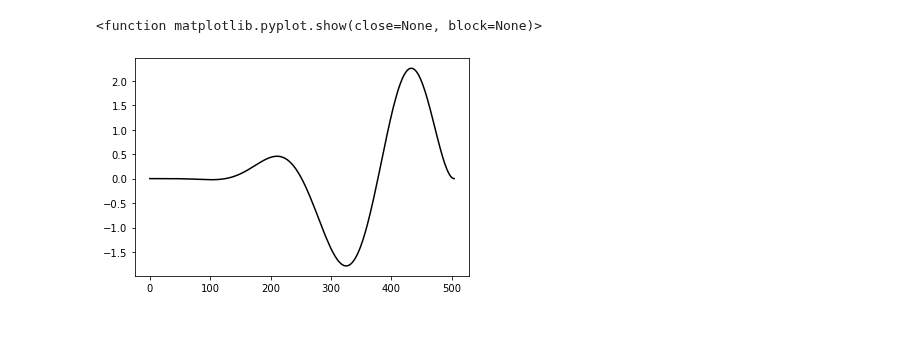
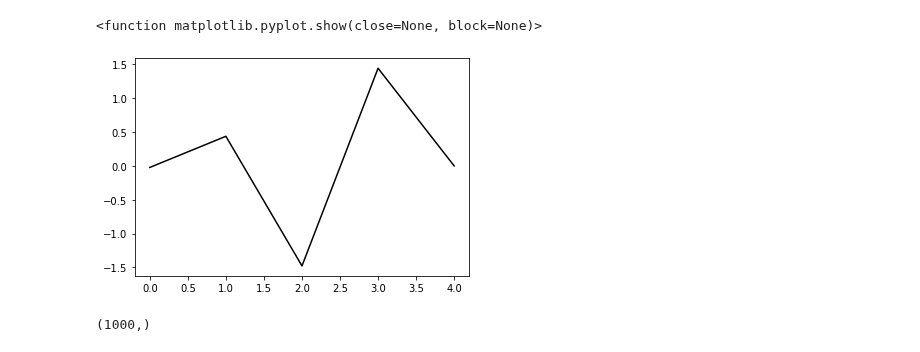
Before and after one commit to danchendrickson/RMG_NDE_Disssertation, a Jupyter notebook: 09 Custum Convolution.ipynb, the cells around one changed output. Drawn from its saved outputs; the diff is of its cells as text; code cells hidden in the pictures.

```diff
--- a/09 Custum Convolution.ipynb
+++ b/09 Custum Convolution.ipynb
@@ -62,16 +62,16 @@ scales = scales = np.r_[1:scales+1] * scalespace
 # %%
 step = x[1] - x[0]
 # %%
-i = 100
+i = 0
 j = np.floor(
     np.arange(scales[i] * (x[-1] - x[0]) + 1) / (scales[i] * step))
 if np.max(j) >= np.size(int_psi):
     j = np.delete(j, np.where((j >= np.size(int_psi)))[0])
 fig = plt.figure()
 plt.plot(int_psi[j.astype(int)][::-1])
 plt.show
 # %% [output]
 <function matplotlib.pyplot.show(close=None, block=None)>
-[figure, old version]
+[figure, new version]
 # %%
 WaveShapes = []
@@ -84,5 +84,4 @@ for S in scales:
 # %%
-data = Move[0:5001]
-product = []
-for wave in WaveShapes:
-    product.append(sum(data[-len(wave):] * wave.T))
+np.shape(WaveShapes)
+# %% [output]
+(1000,)
```
Also changed, not shown: parts of 9 cells of this notebook.
